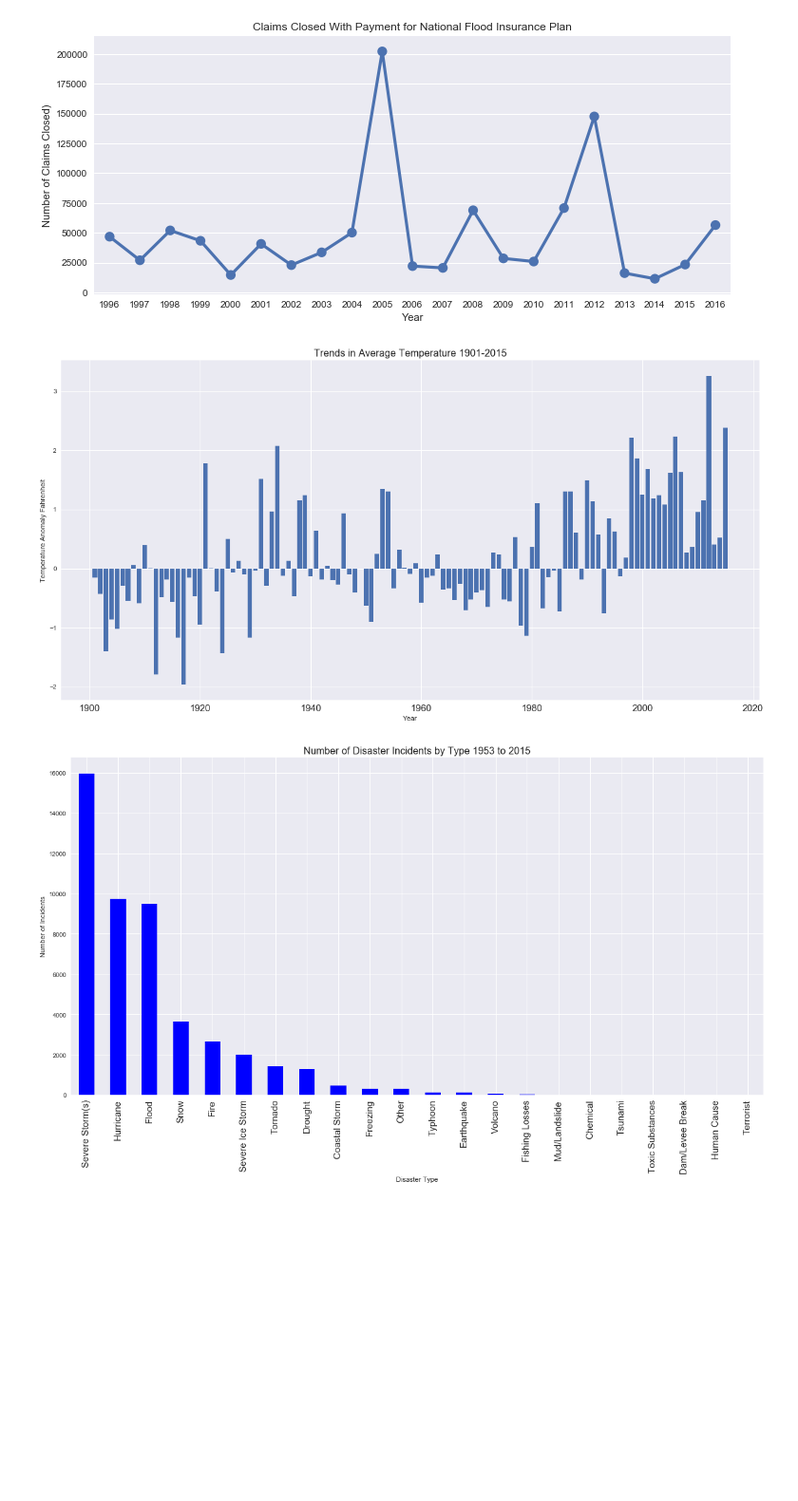
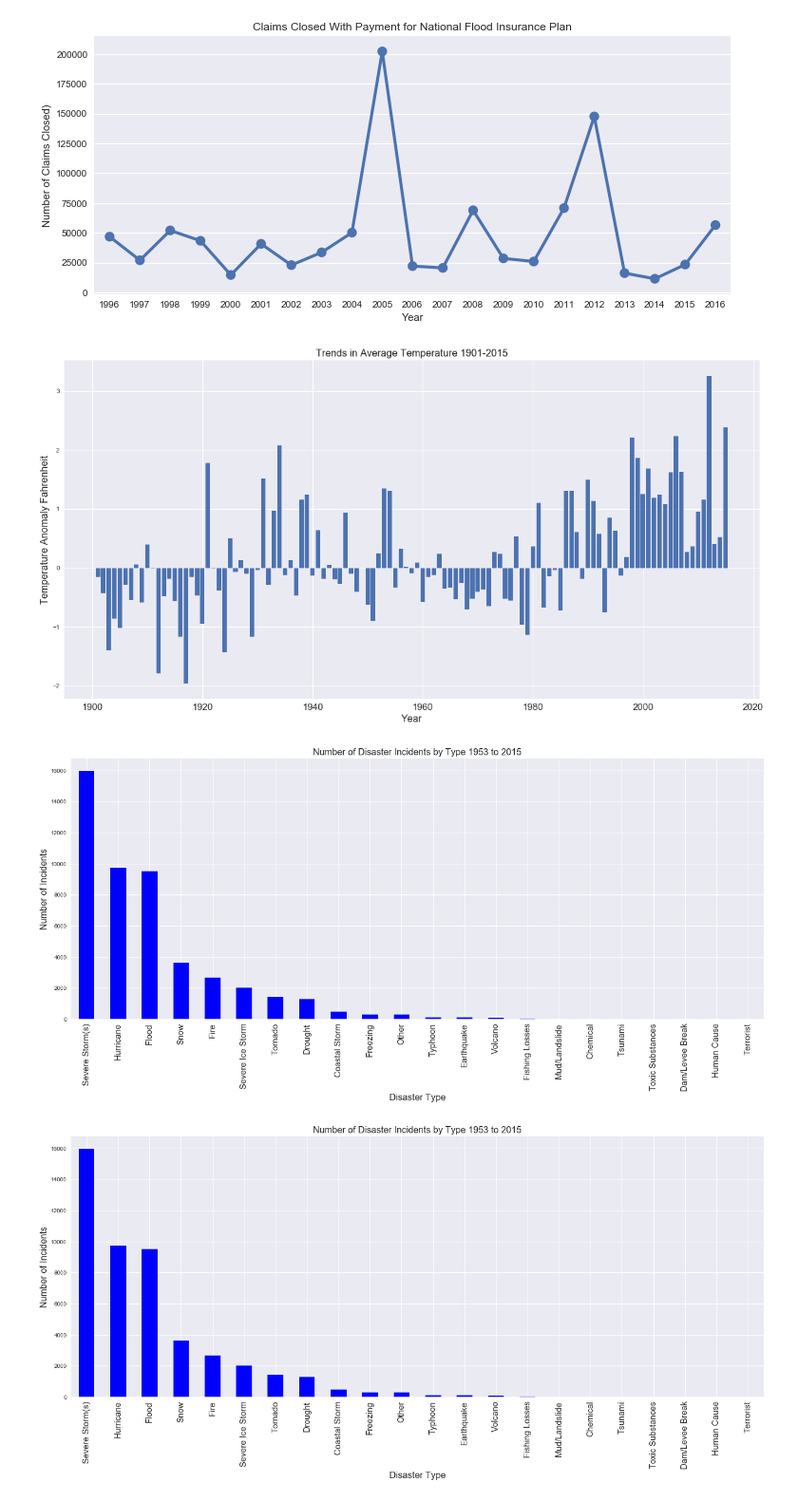
Before and after one commit to XiaoMYu/TheRainMaker, a Jupyter notebook: FEMA_data_v2.ipynb, the cells around one changed output. Shown at 95% size. Cells and saved outputs as stored; diff of their text form; code cells hidden in the pictures; blank space fills up the shorter version.

Commit message:
v2 updated chart

```diff
--- a/FEMA_data_v2.ipynb
+++ b/FEMA_data_v2.ipynb
@@ -254,6 +254,7 @@ plt.show()
 #Trend in Average temperatures from 1901-2015 bar graph.
 plt.figure(figsize=(20,10))
 plt.rc('axes', titlesize = 16)
+plt.rc('axes', labelsize =16)
 plt.rc('xtick', labelsize = 15)
 plt.title("Trends in Average Temperature 1901-2015")
 plt.xlabel("Year")
@@ -262,17 +263,18 @@ plt.bar(temp_data["Year"],temp_data["Temperature anomaly"])
 plt.savefig("Trends in Average Temperature 1901-2015-Bar Graph ")
 plt.show()
 # %% [output]
-[figure, old version]
+[figure, new version]
 # %%
 #Number of disasters type VS Disaster types (Bar Graph), 1953-2015.
-
-incident_types.plot(kind="bar", facecolor="blue", figsize=(20,10), legend = False)
+incident_types.plot(kind="bar", facecolor="blue", figsize=(18,9), legend = False)
 plt.rc('axes', titlesize = 16)
 plt.rc('xtick', labelsize = 15)
 plt.title("Number of Disaster Incidents by Type 1953 to 2015")
 plt.xlabel("Disaster Type")
 plt.ylabel("Number of Incidents")
+plt.tight_layout()
 plt.savefig("FEMA Disaster Declarations 1953-2015")
 plt.show()
 # %% [output]
-[figure, old version]
+[figure, new version]
+[figure, added]
```
Also changed, not shown: 1 other file.
